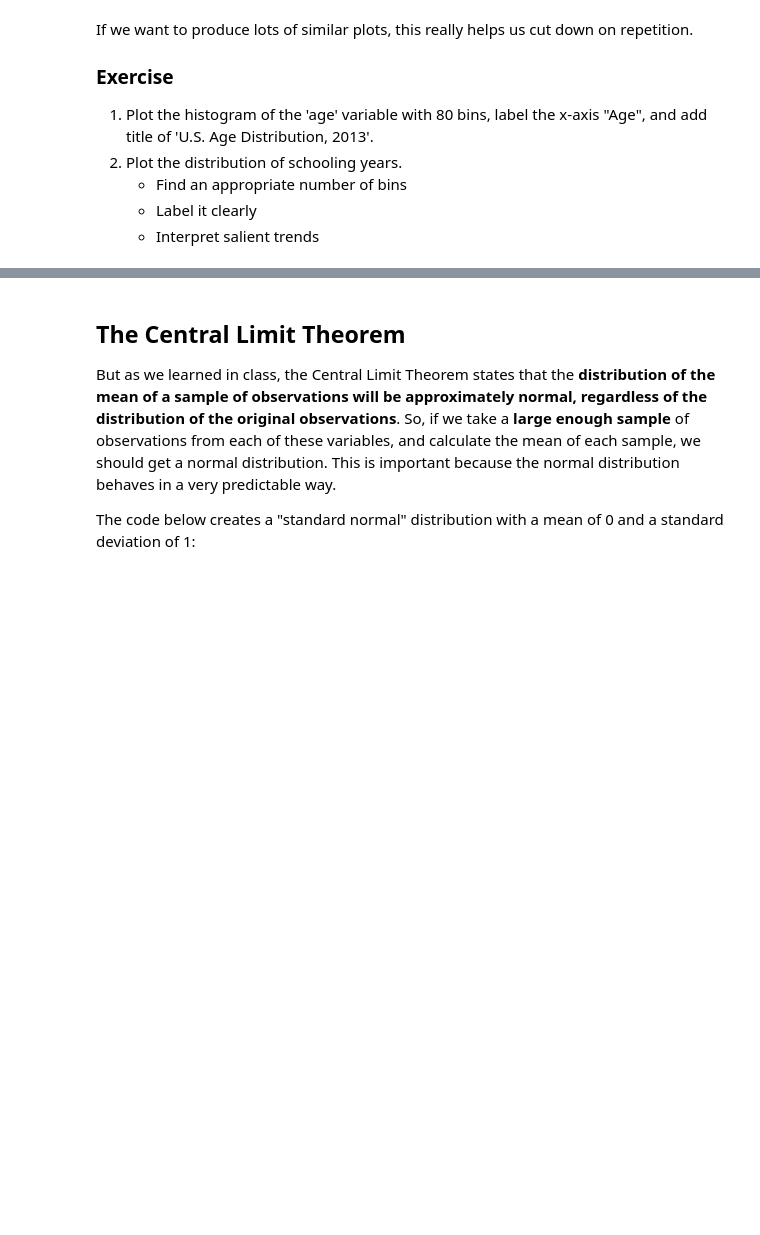
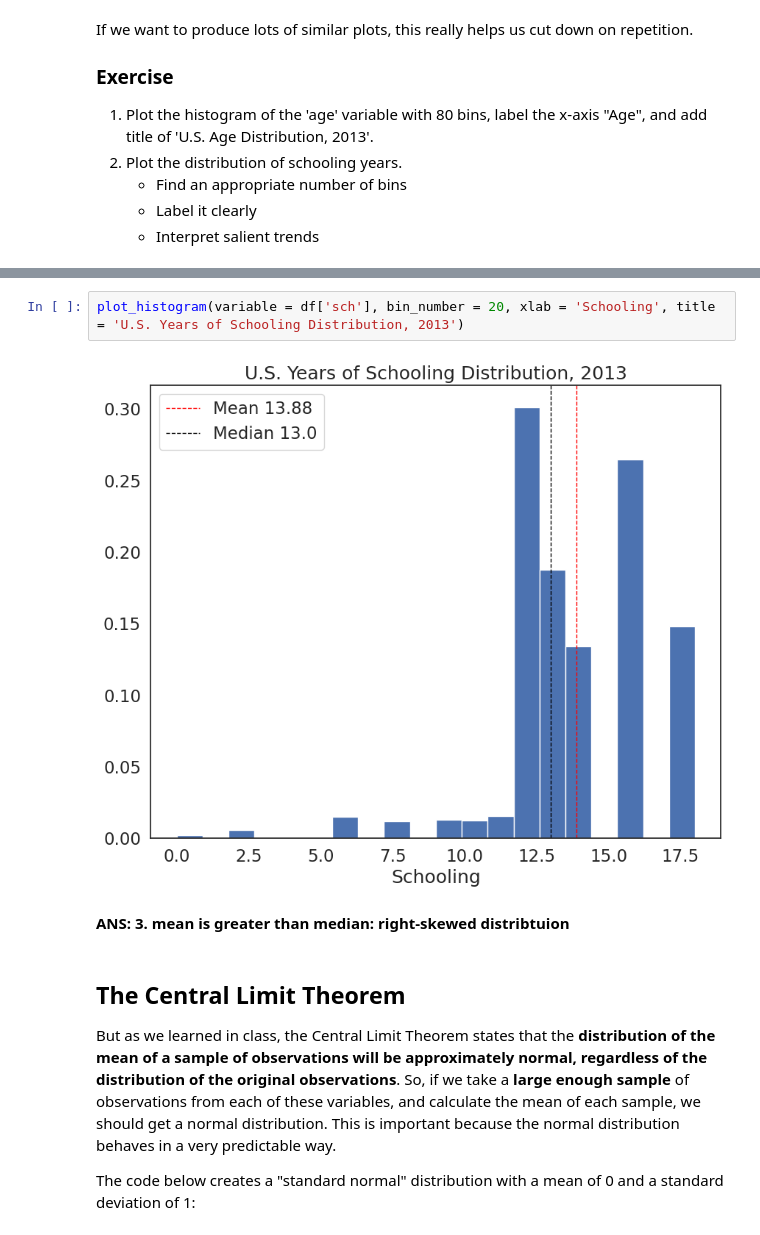
Before and after one commit to LPAT9999/QM, a Jupyter notebook: notebooks/W05. Distributions and Basic Statistics.ipynb, the cells around one changed output, grey strips where cells are left out. Drawn from its saved outputs; the diff is of its cells as text; blank space fills up the shorter version.

```diff
--- a/notebooks/W05. Distributions and Basic Statistics.ipynb
+++ b/notebooks/W05. Distributions and Basic Statistics.ipynb
@@ -308,3 +366,9 @@ If we want to produce lots of similar plots, this really helps us cut down on re
+# %%
+plot_histogram(variable = df['sch'], bin_number = 20, xlab = 'Schooling', title = 'U.S. Years of Schooling Distribution, 2013')
+# %% [output]
+[figure, added]
+# %% [markdown]
+**ANS: 3. mean is greater than median: right-skewed distribtuion**
 # %% [markdown]
 ## The Central Limit Theorem
 
```
Also changed, not shown: parts of 19 cells of this notebook.
